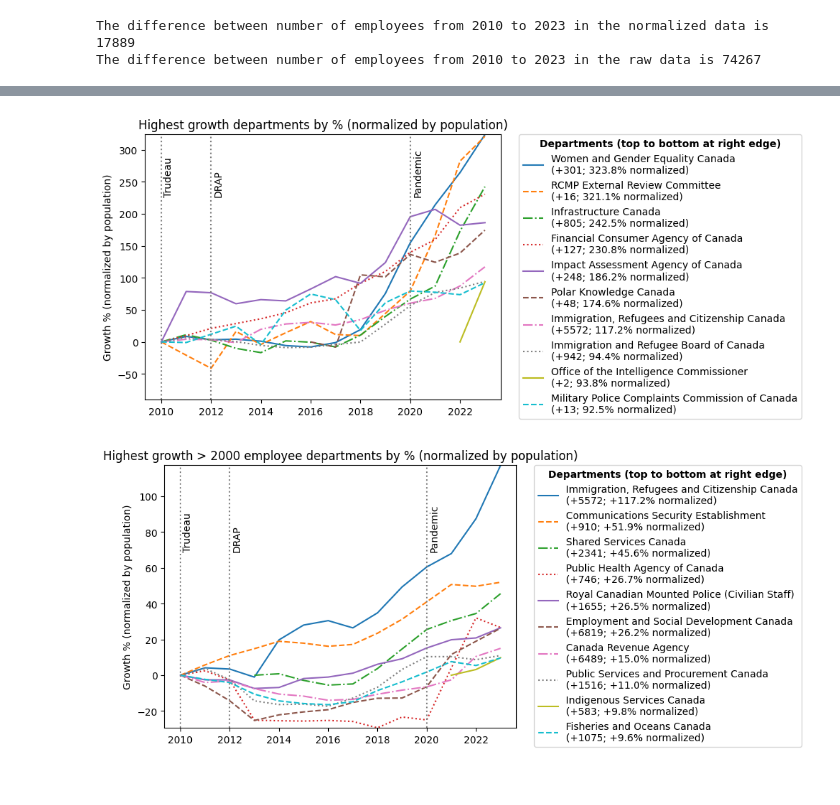
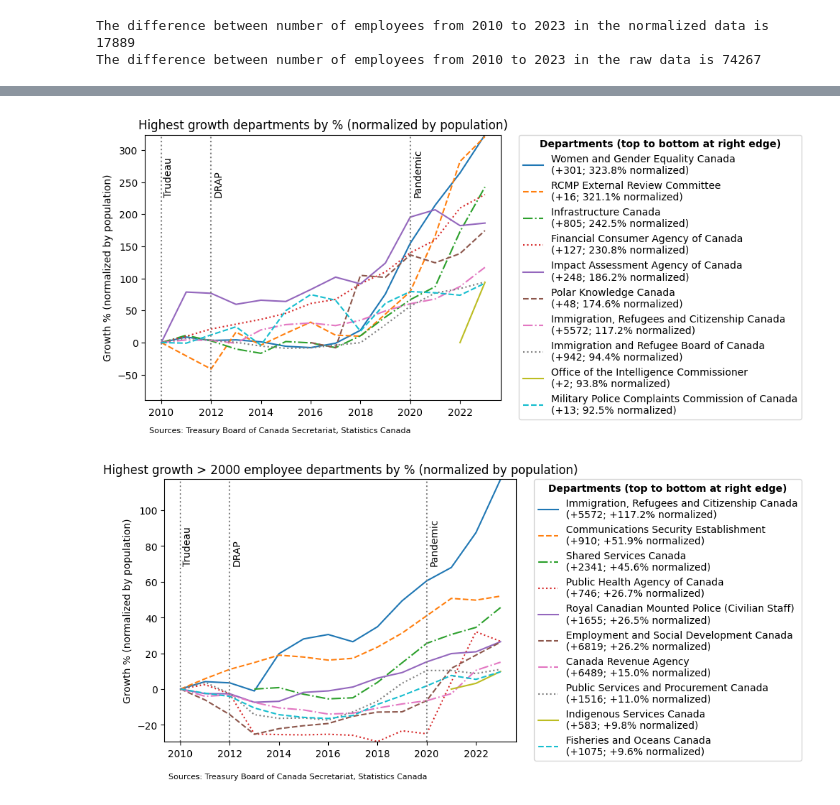
Before and after one commit to juleskuehn/public-service-headcount, a Jupyter notebook: public-service-headcount.ipynb, the cells around one changed output, grey strips where cells are left out. Saved outputs shown, nothing was run; the diff lists cells and outputs as text; code cells hidden in the pictures.

```diff
--- a/public-service-headcount.ipynb
+++ b/public-service-headcount.ipynb
@@ -254,6 +263,8 @@ for dept in top_depts:
     plt.plot(dept_size_by_year['Year'], dept_size_by_year['Employees'], label=dept, linestyle=line_styles[line_style_index%len(line_styles)])
     line_style_index += 1
 
+# Add sources text at the bottom, under the x-axis
+plt.text(2009.5, -140, 'Sources: Treasury Board of Canada Secretariat, Statistics Canada', fontsize=8)
 
 # Draw a vertical line at 2010 for Trudeau's election
 plt.axvline(x=2010, color='gray', linestyle='dotted')
@@ -262,34 +273,34 @@ plt.text(2010.1, 230, 'Trudeau', rotation=90)
 # Same for pandemic in 2020
 plt.axvline(x=2020, color='gray', linestyle='dotted')
 plt.text(2020.1, 230, 'Pandemic', rotation=90)
 # Same for DRAP in 2012
 plt.axvline(x=2012, color='gray', linestyle='dotted')
 plt.text(2012.1, 230, 'DRAP', rotation=90)
 
 # Calculate growth totals and percentage growth for each department, then add these to the legend
 df_growth_tot = df.merge(df_first_year, on='Departments and Agencies', how='left', suffixes=('', '_first'))
 df_growth_tot["Employees"] = df_growth_tot["Employees"] - df_growth_tot["Employees_first"]
 df_growth_tot = df_growth_tot.drop(columns=['Employees_first', 'Year_first'])
 growth_totals = df_growth_tot.set_index("Departments and Agencies").query("Year == 2023")["Employees"]
 growth_percentages = df_growth.set_index("Departments and Agencies").query("Year == 2023")["Employees"]
 
 # Add growth totals and percentages to legend
 legend_labels = []
 for dept in top_depts:
     legend_labels.append(
         f"{dept}\n(+{growth_totals[dept]:.0f}; {growth_percentages[dept]:.1f}% normalized)"
     )
 
 plt.legend(legend_labels, bbox_to_anchor=(1.05, 1), loc='upper left', borderaxespad=0., title='Departments (top to bottom at right edge)')
 # Legend title should be bold
 plt.setp(plt.gca().get_legend().get_title(), fontweight='bold')
 
 plt.ylim(min_y, max_y)
 plt.ylabel('Growth % (normalized by population)')
 plt.title('Highest growth departments by % (normalized by population)')
 plt.show()
 # %% [output]
-[figure, old version]
+[figure, new version]
 # %%
 """Top 10 departments (only > 2000 employees) by growth in proportional numbers, normalized by population"""
 
@@ -329,6 +340,9 @@ for dept in top_depts:
     plt.plot(dept_size_by_year['Year'], dept_size_by_year['Employees'], label=dept, linestyle=line_styles[line_style_index%len(line_styles)])
     line_style_index += 1
 
+# Add sources text at the bottom, under the x-axis
+plt.text(2009.5, -50, 'Sources: Treasury Board of Canada Secretariat, Statistics Canada', fontsize=8)
+
 
 # Draw a vertical line at 2010 for Trudeau's election
 plt.axvline(x=2010, color='gray', linestyle='dotted')
@@ -364,7 +378,7 @@ plt.ylabel('Growth % (normalized by population)')
 plt.title('Highest growth > 2000 employee departments by % (normalized by population)')
 plt.show()
 # %% [output]
-[figure, old version]
+[figure, new version]
 # %%
 """Departmental contribution to overall growth in GC employees under Trudeau"""
 
```
Also changed, not shown: parts of 7 cells of this notebook, 2 other files.
